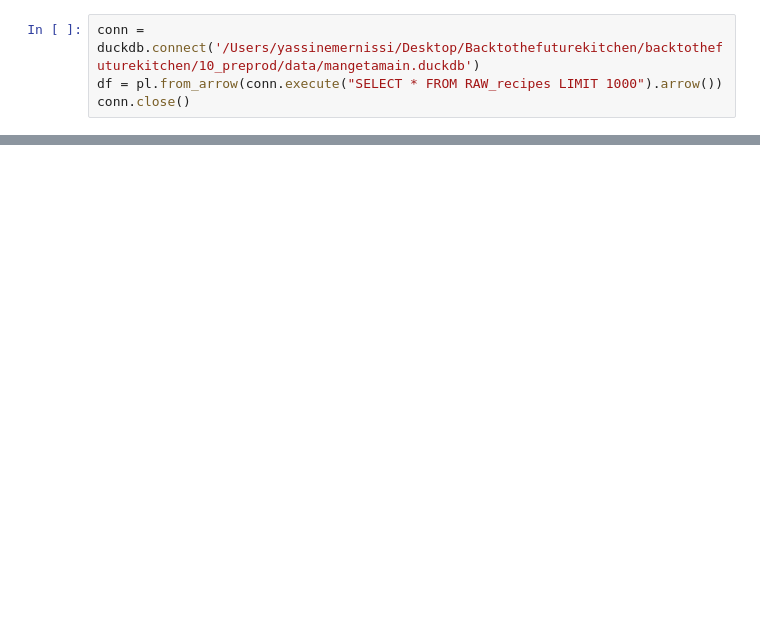
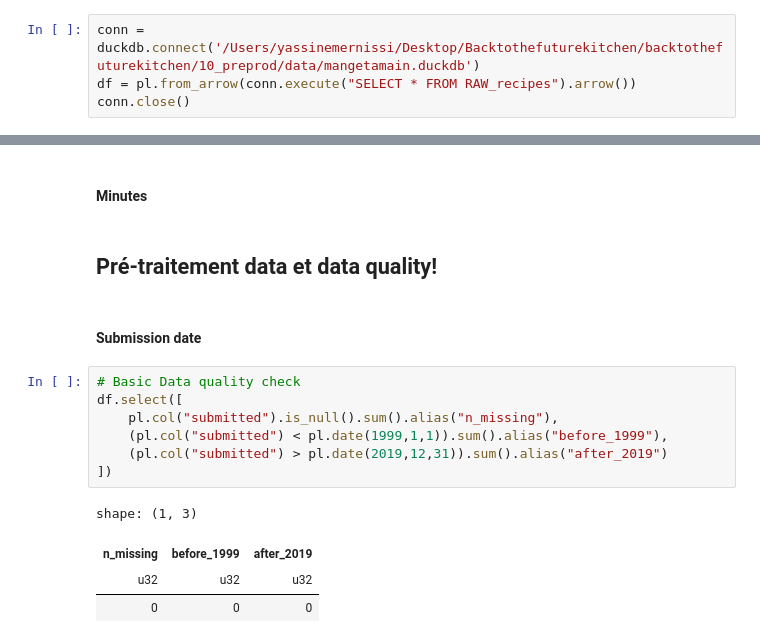
Before and after one commit to julienlafrance/backtothefuturekitchen, a Jupyter notebook: 00_eda/01_long_term/01_recipe_analysis.ipynb, the cells around one changed output, grey strips where cells are left out. Cells and saved outputs as stored; diff of their text form; blank space fills up the shorter version.

Commit message:
modified:   00_eda/01_long_term/01_recipe_analysis.ipynb 	modified:   00_eda/pyproject.toml

```diff
--- a/00_eda/01_long_term/01_recipe_analysis.ipynb
+++ b/00_eda/01_long_term/01_recipe_analysis.ipynb
@@ -7,4 +13,4 @@ ModuleNotFoundError: No module named 'seanborn'
 # %%
 conn = duckdb.connect('/Users/yassinemernissi/Desktop/Backtothefuturekitchen/backtothefuturekitchen/10_preprod/data/mangetamain.duckdb')
-df = pl.from_arrow(conn.execute("SELECT * FROM RAW_recipes LIMIT 1000").arrow())
+df = pl.from_arrow(conn.execute("SELECT * FROM RAW_recipes").arrow())
 conn.close()
@@ -21,0 +28,18 @@ shape: (5, 12)
+# %% [markdown]
+#### Minutes
+# %% [markdown]
+## Pré-traitement data et data quality!
+# %% [markdown]
+#### Submission date
+# %%
+# Basic Data quality check
+df.select([
+    pl.col("submitted").is_null().sum().alias("n_missing"),
+    (pl.col("submitted") < pl.date(1999,1,1)).sum().alias("before_1999"),
+    (pl.col("submitted") > pl.date(2019,12,31)).sum().alias("after_2019")
+])
+# %% [output]
+shape: (1, 3)
+| n_missing | before_1999 | after_2019 |
+| u32 | u32 | u32 |
+| 0 | 0 | 0 |
```
Also changed, not shown: parts of 10 cells of this notebook, 1 other file.
